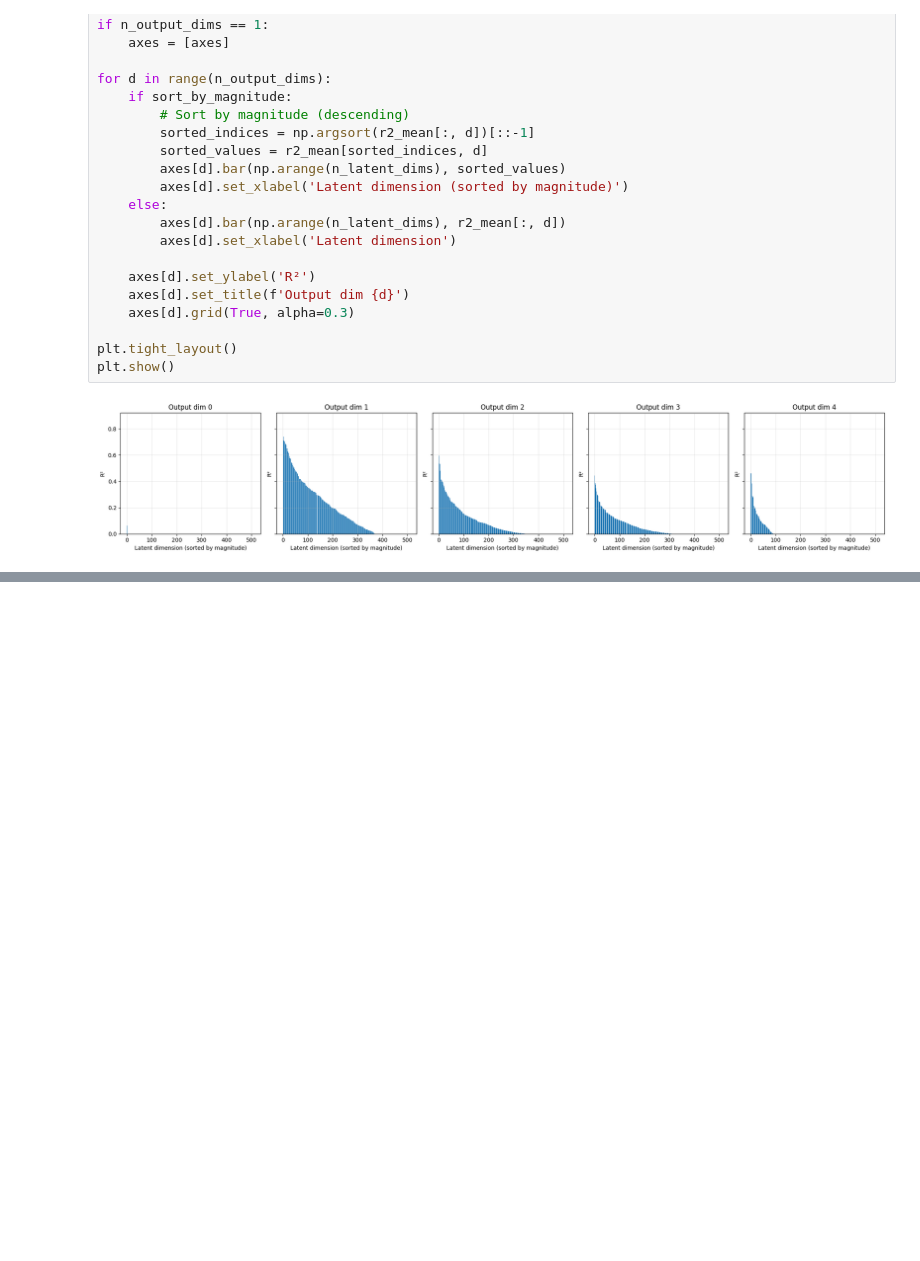
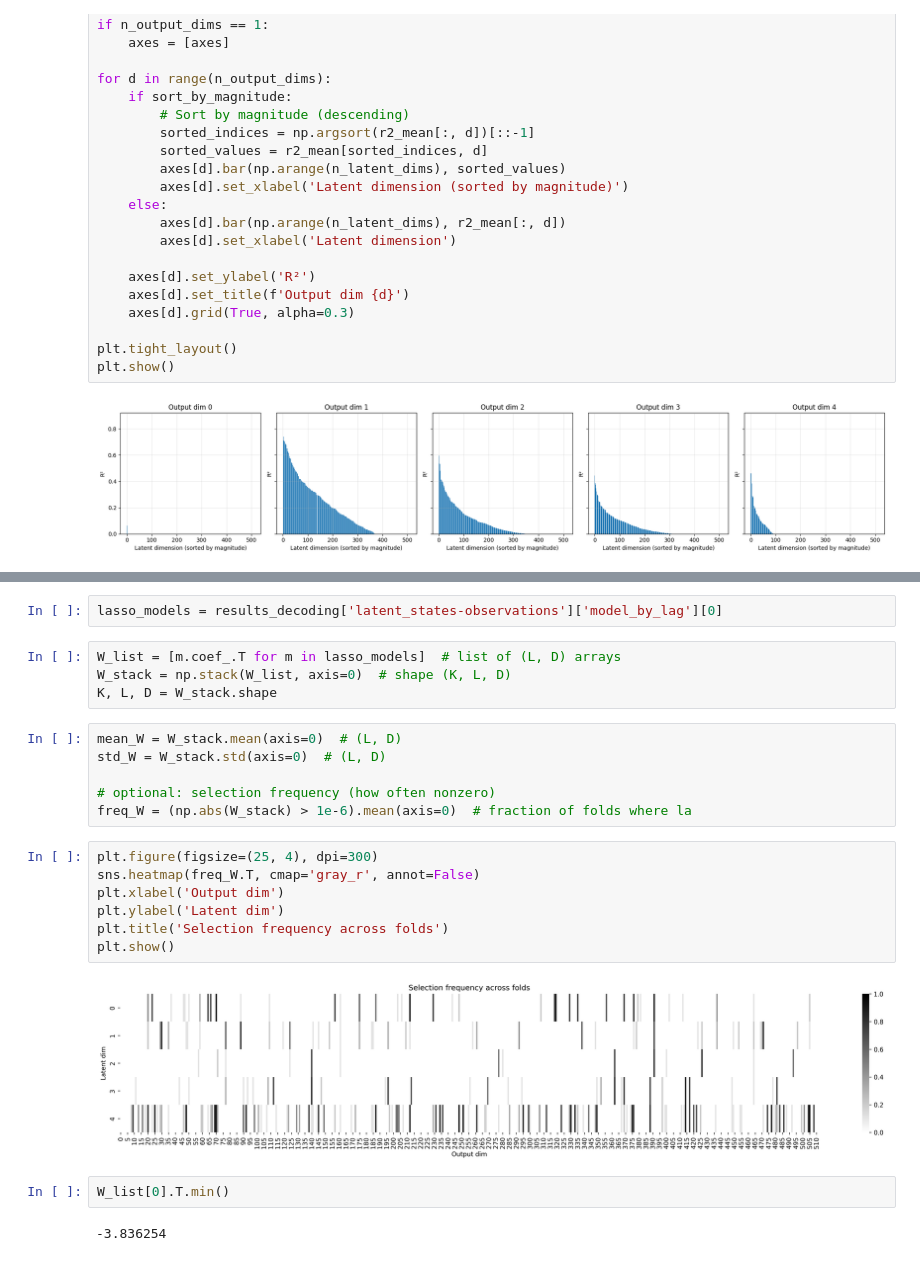
Before and after one commit to dynamical-inference/tdmpc2, a Jupyter notebook: tdmpc2/analysis/analysis_initial_conditions.ipynb, the cells around one changed output, grey strips where cells are left out. Cells and saved outputs as stored; diff of their text form; blank space fills up the shorter version.

```diff
--- a/tdmpc2/analysis/analysis_initial_conditions.ipynb
+++ b/tdmpc2/analysis/analysis_initial_conditions.ipynb
@@ -604,0 +687,25 @@ plt.show()
+# %%
+lasso_models = results_decoding['latent_states-observations']['model_by_lag'][0]
+# %%
+W_list = [m.coef_.T for m in lasso_models]  # list of (L, D) arrays
+W_stack = np.stack(W_list, axis=0)  # shape (K, L, D)
+K, L, D = W_stack.shape
+# %%
+mean_W = W_stack.mean(axis=0)  # (L, D)
+std_W = W_stack.std(axis=0)  # (L, D)
+
+# optional: selection frequency (how often nonzero)
+freq_W = (np.abs(W_stack) > 1e-6).mean(axis=0)  # fraction of folds where la
+# %%
+plt.figure(figsize=(25, 4), dpi=300)
+sns.heatmap(freq_W.T, cmap='gray_r', annot=False)
+plt.xlabel('Output dim')
+plt.ylabel('Latent dim')
+plt.title('Selection frequency across folds')
+plt.show()
+# %% [output]
+[figure, added]
+# %%
+W_list[0].T.min()
+# %% [output]
+-3.836254
```
Also changed, not shown: parts of 23 cells of this notebook.
